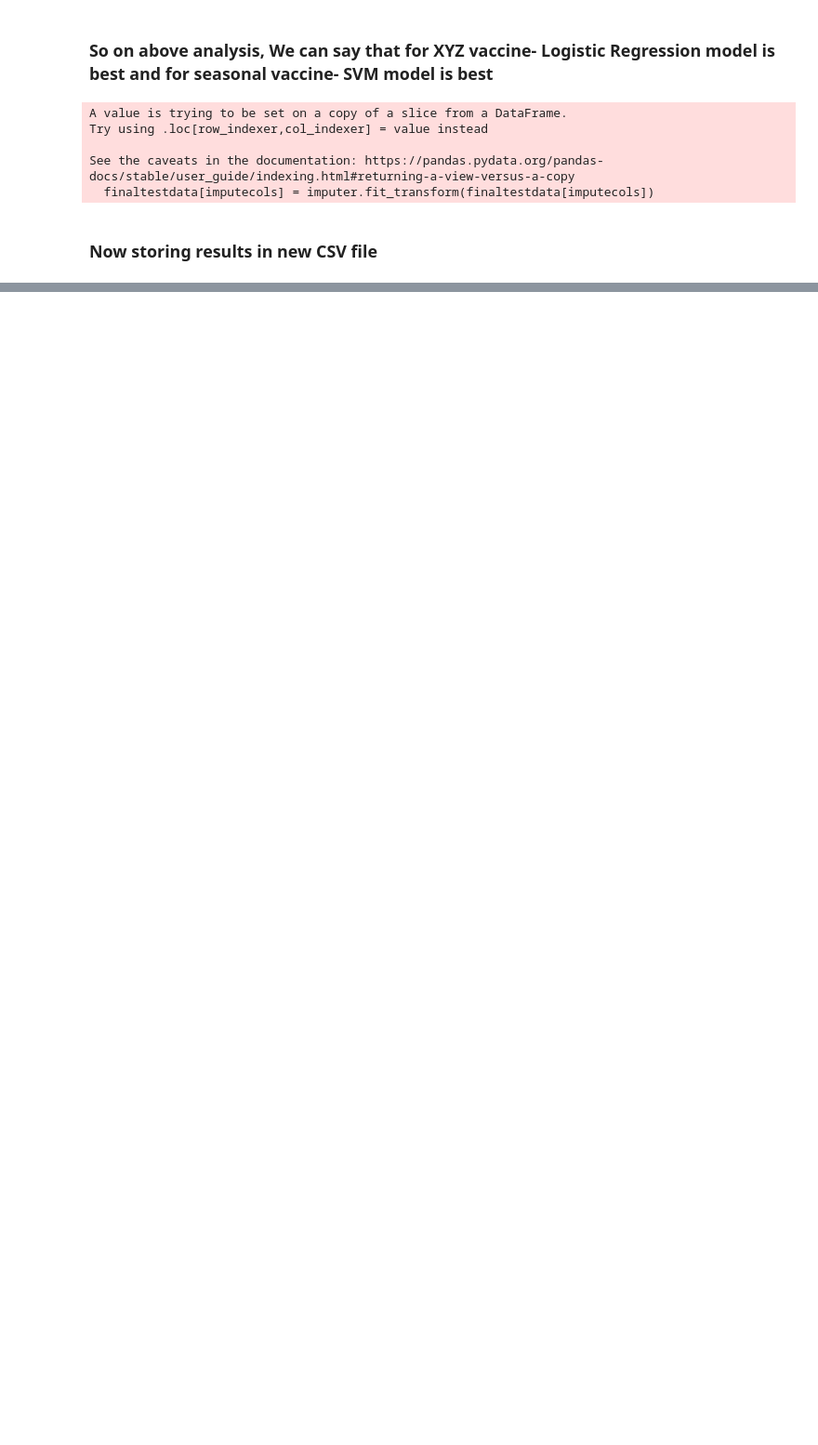
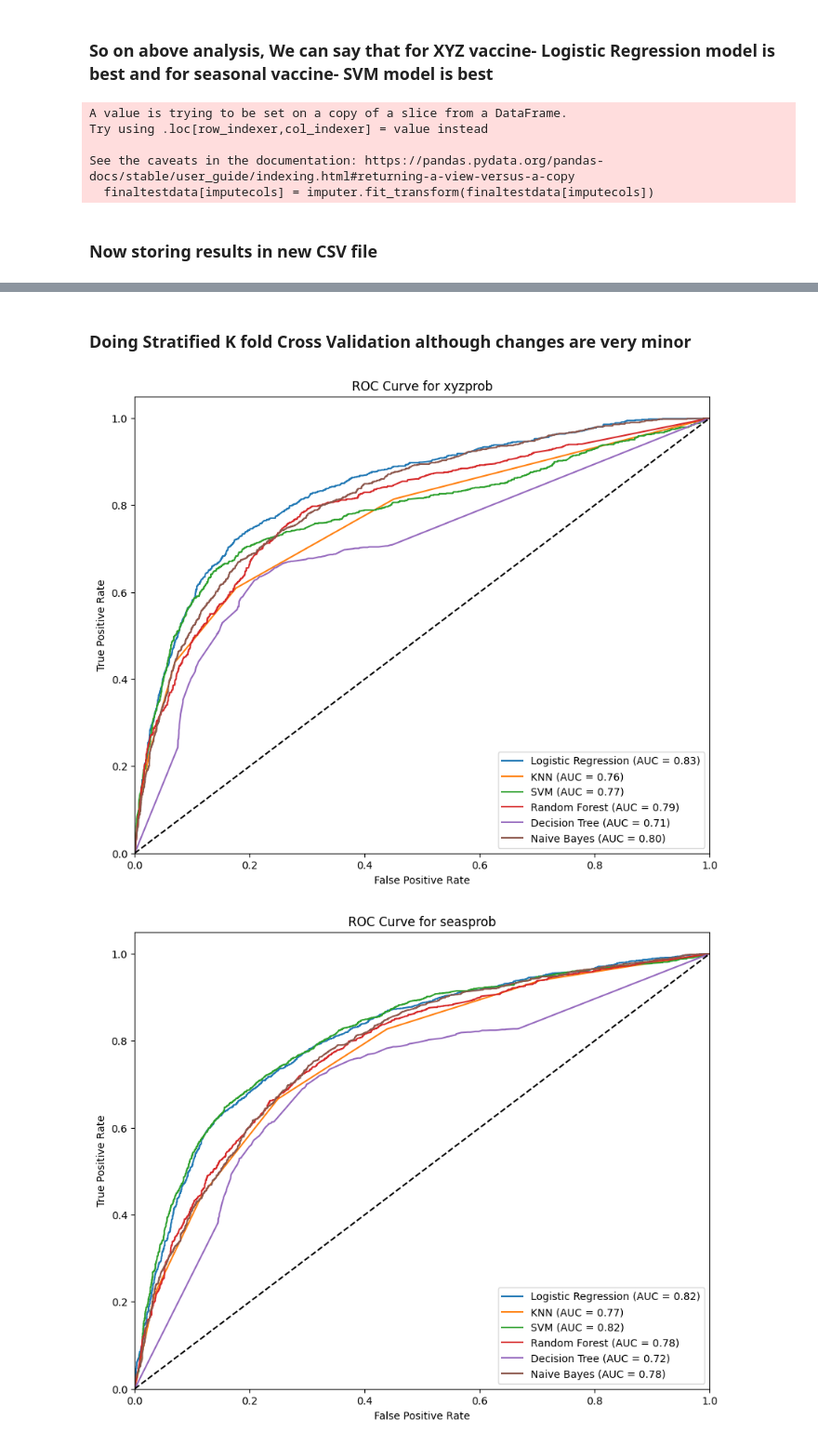
Before and after one commit to mayankmittal29/VaccineClassifier, a Jupyter notebook: model.ipynb, the cells around one changed output, grey strips where cells are left out. Shown at 93% size. Drawn from its saved outputs; the diff is of its cells as text; code cells hidden in the pictures; blank space fills up the shorter version.

```diff
--- a/model.ipynb
+++ b/model.ipynb
@@ -533,0 +534,57 @@ selected_data.head(10)
+# %% [markdown]
+### Doing Stratified K fold Cross Validation although changes are very minor ###
+# %%
+from sklearn.model_selection import StratifiedKFold
+
+def plot_roc(results, title):
+    plt.figure(figsize=(10, 8))
+    for name, result in results.items():
+        plt.plot(result["fpr"], result["tpr"], label=f'{name} (AUC = {result["roc_auc"]:.2f})')
+    plt.plot([0, 1], [0, 1], 'k--')
+    plt.xlim([0.0, 1.0])
+    plt.ylim([0.0, 1.05])
+    plt.xlabel('False Positive Rate')
+    plt.ylabel('True Positive Rate')
+    plt.title(title)
+    plt.legend(loc="lower right")
+    plt.show()
+
+def train_predict_evaluate2(models, X, y, n_splits=5):
+    results = {}
+    skf = StratifiedKFold(n_splits=n_splits, shuffle=True, random_state=42)
+
+    for name, model in models.items():
+        roc_auc_scores = []
+        for train_index, val_index in skf.split(X, y):
+            X_train_cv, X_val = X.iloc[train_index], X.iloc[val_index]
+            y_train_cv, y_val = y.iloc[train_index], y.iloc[val_index]
+
+            model.fit(X_train_cv, y_train_cv)
+            y_pred_proba = model.predict_proba(X_val)[:, 1]
+
+            fpr, tpr, thresholds = roc_curve(y_val, y_pred_proba)
+            roc_auc = auc(fpr, tpr)
+            roc_auc_scores.append(roc_auc)
+
+        mean_roc_auc = np.mean(roc_auc_scores)
+        results[name] = {
+            "fpr": fpr,
+            "tpr": tpr,
+            "thresholds": thresholds,
+            "roc_auc": mean_roc_auc
+        }
+
+    return results
+# Train and evaluate models for xyzprob
+results_xyz = train_predict_evaluate2(models, X_train, y_train_xyz)
+
+# Train and evaluate models for seasprob
+results_seas = train_predict_evaluate2(models, X_train, y_train_seas)
+# Plot ROC curves for xyzprob
+plot_roc(results_xyz, 'ROC Curve for xyzprob')
+
+# Plot ROC curves for seasprob
+plot_roc(results_seas, 'ROC Curve for seasprob')
+# %% [output]
+[figure, added]
+[figure, added]
```
Also changed, not shown: parts of 2 cells of this notebook, 2 other files.
